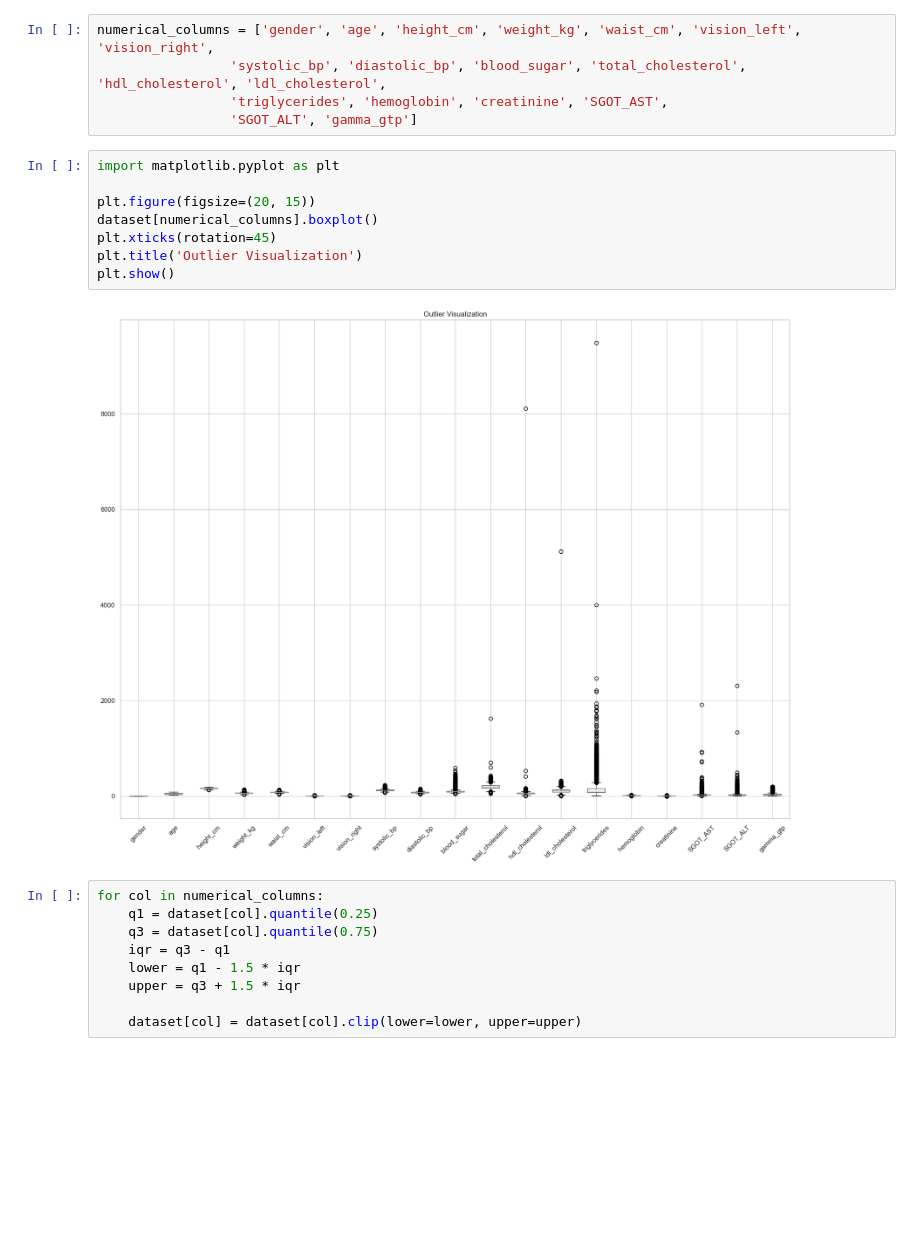
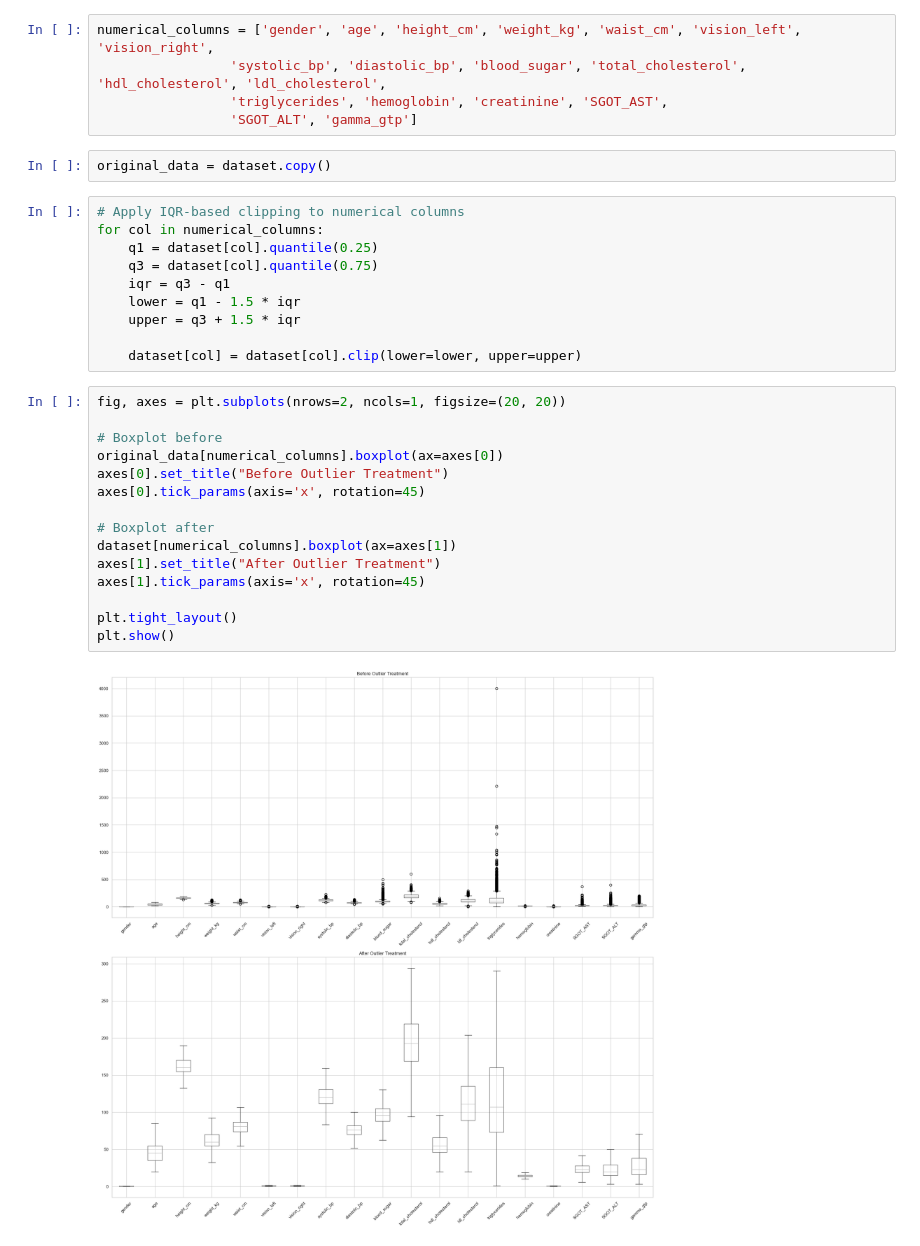
Before and after one commit to rajpurohitmohit/Machine-Learning, a Jupyter notebook: Project/Smoking Drinking/Smoking_Drinking_Prediction.ipynb, the cells around one changed output. Drawn from its saved outputs; the diff is of its cells as text; blank space fills up the shorter version.

```diff
--- a/Project/Smoking Drinking/Smoking_Drinking_Prediction.ipynb
+++ b/Project/Smoking Drinking/Smoking_Drinking_Prediction.ipynb
@@ -241,17 +250,10 @@ numerical_columns = ['gender', 'age', 'height_cm', 'weight_kg', 'waist_cm', 'vis
                  'systolic_bp', 'diastolic_bp', 'blood_sugar', 'total_cholesterol', 'hdl_cholesterol', 'ldl_cholesterol',
                  'triglycerides', 'hemoglobin', 'creatinine', 'SGOT_AST',
                  'SGOT_ALT', 'gamma_gtp']
-# %%
-import matplotlib.pyplot as plt
-
-plt.figure(figsize=(20, 15))
-dataset[numerical_columns].boxplot()
-plt.xticks(rotation=45)
-plt.title('Outlier Visualization')
-plt.show()
-# %% [output]
-[figure, removed]
+# %%
+original_data = dataset.copy()
 # %%
+# Apply IQR-based clipping to numerical columns
 for col in numerical_columns:
     q1 = dataset[col].quantile(0.25)
     q3 = dataset[col].quantile(0.75)
@@ -260,6 +262,23 @@ for col in numerical_columns:
     upper = q3 + 1.5 * iqr
 
     dataset[col] = dataset[col].clip(lower=lower, upper=upper)
+# %%
+fig, axes = plt.subplots(nrows=2, ncols=1, figsize=(20, 20))
+
+# Boxplot before
+original_data[numerical_columns].boxplot(ax=axes[0])
+axes[0].set_title("Before Outlier Treatment")
+axes[0].tick_params(axis='x', rotation=45)
+
+# Boxplot after
+dataset[numerical_columns].boxplot(ax=axes[1])
+axes[1].set_title("After Outlier Treatment")
+axes[1].tick_params(axis='x', rotation=45)
+
+plt.tight_layout()
+plt.show()
+# %% [output]
+[figure, added]
 # %%
 print("After outlier treatment:")
 print(dataset[numerical_columns].describe())
```
Also changed, not shown: parts of 42 cells of this notebook, 3 other files.
